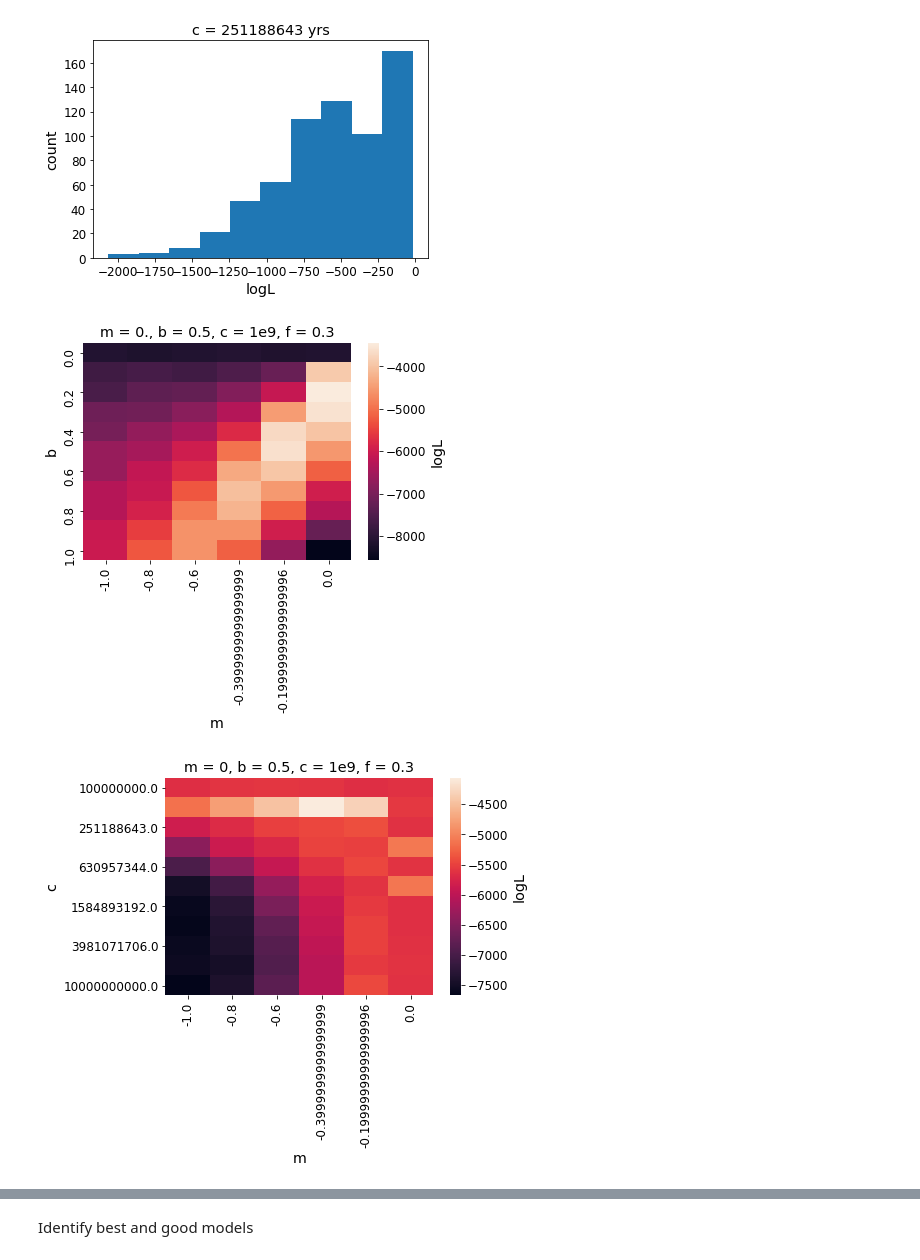
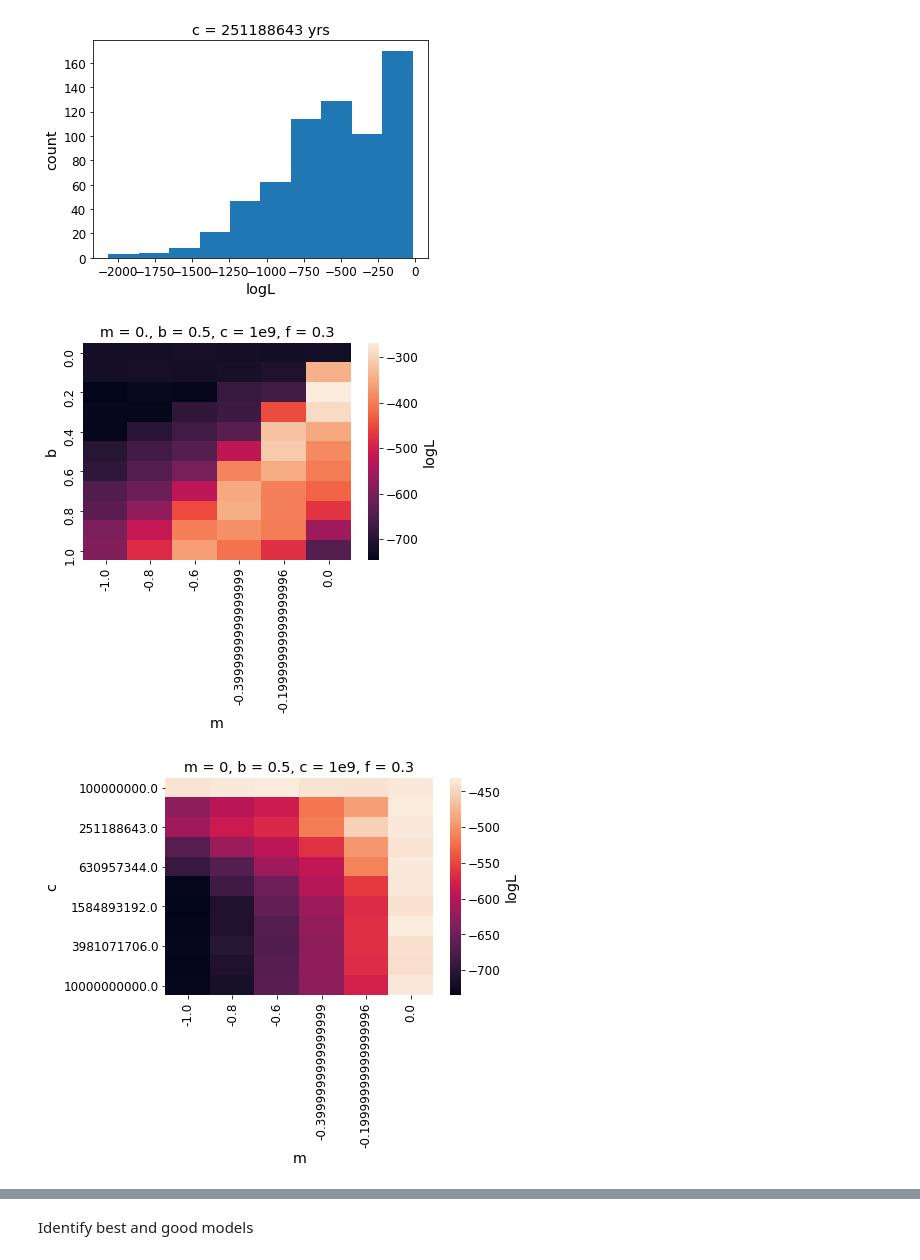
Before and after one commit to exoclam/mastrangelo, a Jupyter notebook: notebooks/injection-recovery.ipynb, the cells around one changed output, grey strips where cells are left out. Saved outputs shown, nothing was run; the diff lists cells and outputs as text; code cells hidden in the pictures.

```diff
--- a/notebooks/injection-recovery.ipynb
+++ b/notebooks/injection-recovery.ipynb
@@ -343,9 +347,10 @@ plt.xscale('log')
 best_logL = max(model_logLs.loc[model_logLs.logL < 0.].logL)
 print("Best model: ", model_logLs.loc[(model_logLs.logL >= best_logL) & (model_logLs.logL < 0.)])
 
-ground_truth = model_logLs.loc[(model_logLs.m == -1) & (model_logLs.b == 0.5) & (np.round(model_logLs.c, -9) == 4e9) & (np.round(model_logLs.f,1) == 0.3)]
+ground_truth = model_logLs.loc[(model_logLs.m == -1.) & (model_logLs.b == 0.5) & (np.round(model_logLs.c, -9) == 4e9) & (np.round(model_logLs.f,1) == 0.3)]
 print("Ground truth: ", ground_truth)
-delta_logL = best_logL - model_logLs.loc[(model_logLs.m == -1) & (model_logLs.b == 0.5) & (np.round(model_logLs.c, -9) == 4e9) & (np.round(model_logLs.f,1) == 0.3)].logL.to_list()[0]
+delta_logL = np.std(recovery.loc[(np.round(recovery.ms, 1) == -1.) & (np.round(recovery.bs,1) == 0.5) & (np.round(recovery.cs, -8) == 4e9) & (np.round(recovery.fs,1) == 0.3)].logLs)
+print("delta logL: ", delta_logL)
 
 good_models = model_logLs.loc[np.abs(model_logLs.logL - best_logL) <= delta_logL]
 print("Some models between best model and ground truth: ")
@@ -798,7 +792,7 @@ for gi_m in range(6):
                         logLs.append(logL)
 
                     # keep median logL for each model
-                    median_logL = np.mean(logLs)
+                    median_logL = np.median(logLs)
                     median_arg = argmedian(logLs)
                     all_logLs.append(median_logL)
                     # append transit multiplicity of the best sample for that model
@@ -974,9 +1004,10 @@ print("Best model: ", model_logLs.loc[(model_logLs.logL >= best_logL) & (model_l
 
 ground_truth = model_logLs.loc[(model_logLs.m == -0.6) & (model_logLs.b == 1.) & (np.round(model_logLs.c, -8) == 1e9) & (np.round(model_logLs.f,1) == 0.3)]
 print("Ground truth: ", ground_truth)
-delta_logL = best_logL - ground_truth.logL.to_list()[0]
+#delta_logL = best_logL - ground_truth.logL.to_list()[0]
+delta_logL = np.std(recovery.loc[(np.round(recovery.ms, 1) == -0.6) & (np.round(recovery.bs,1) == 1.) & (np.round(recovery.cs, -8) == 1e9) & (np.round(recovery.fs,1) == 0.3)].logLs)
 
 good_models = model_logLs.loc[np.abs(model_logLs.logL - best_logL) <= delta_logL]
 print("Some models between best model and ground truth: ")
-print(good_models.head())
+print(good_models)
 # %% [output]
@@ -1251,22 +1261,22 @@ plt.show()
 24                 [1013.0, 58.0, 0.0, 0.0, 0.0, 0.0]  -584.129225
 [figure]
 # %%
-piv = model_logLs.groupby(['m','b','c']).mean('logL').reset_index().groupby(['m','b']).sum('logL').reset_index()
+piv = model_logLs.groupby(['m','b']).median('logL').reset_index()
 
 piv = piv.pivot("b","m","logL") # vs logged_normalized_likelihood
 #print(np.nanmin(piv.values), np.nanmax(piv.values), np.nansum(piv.values), np.nansum(np.log(piv.values)), np.log(np.nansum(piv.values)))
 #print(np.log(np.nanmin(piv.values)), np.log(np.nanmax(piv.values)))
 
 fig, ax = plt.subplots()
 sns.heatmap(piv, yticklabels=model_logLs.b.unique().round(1), cbar_kws={'label': 'logL'})
 #sns.heatmap(piv, vmin=-455, vmax=-17.9)
 ax.set_yticks(ax.get_yticks()[::2]) # sample every other tick, for cleanness
 plt.title('m = 0., b = 0.5, c = 1e9, f = 0.3')
 plt.show()
 # %% [output]
-[figure, old version]
+[figure, new version]
 # %%
-piv = model_logLs.groupby(['m','b','c']).mean('logL').reset_index().groupby(['m','c']).sum('logL').reset_index()
+piv = model_logLs.groupby(['m','c']).median('logL').reset_index()
 
 piv = piv.pivot("c","m","logL") # vs logged_normalized_likelihood
 #print(np.nanmin(piv.values), np.nanmax(piv.values), np.nansum(piv.values), np.nansum(np.log(piv.values)), np.log(np.nansum(piv.values)))
@@ -1279,5 +1289,5 @@ ax.set_yticks(ax.get_yticks()[::2]) # sample every other tick, for cleanness
 plt.title('m = 0, b = 0.5, c = 1e9, f = 0.3')
 plt.show()
 # %% [output]
-[figure, old version]
+[figure, new version]
 # %% [markdown]
```
Also changed, not shown: parts of 48 cells of this notebook, 2 other files.
